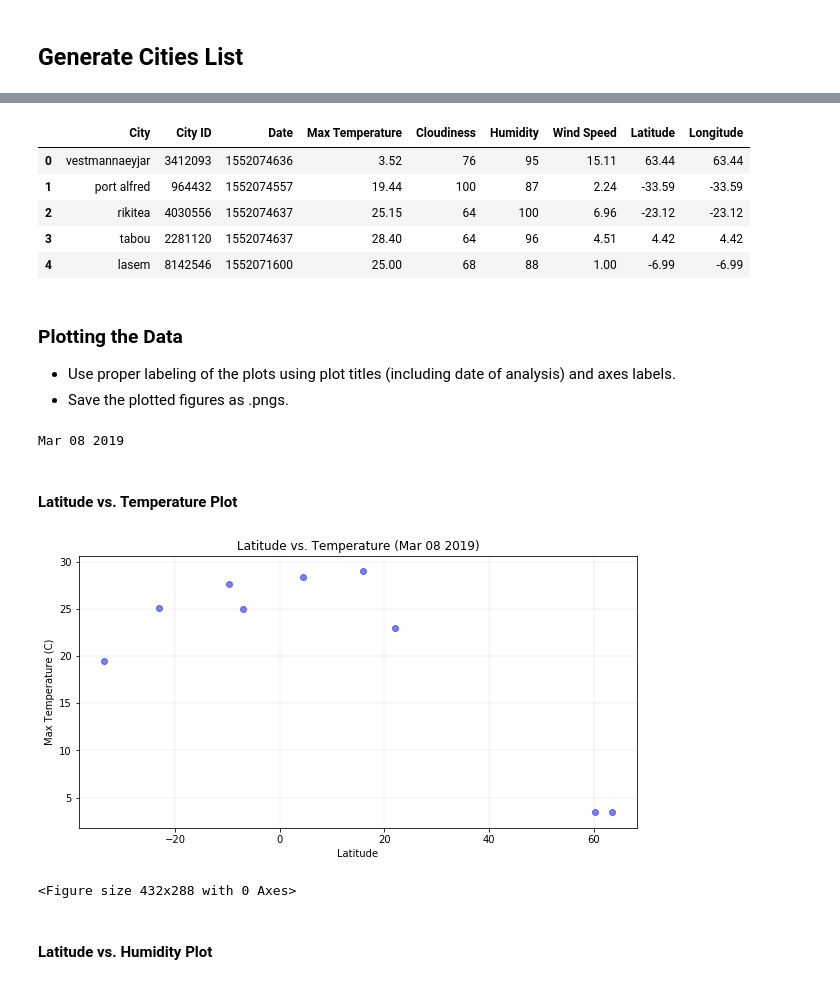
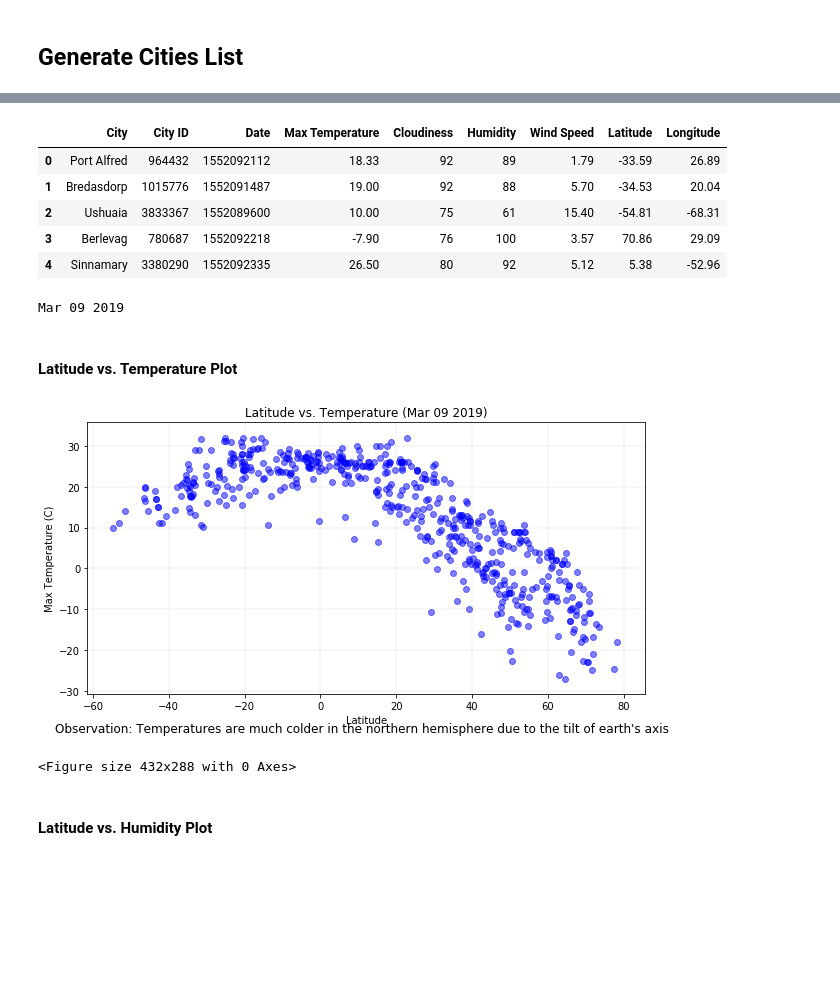
Before and after one commit to Vangroovy/Mapping-Homework, a Jupyter notebook: WeatherPy.ipynb, the cells around one changed output, grey strips where cells are left out. Cells and saved outputs as stored; diff of their text form; code cells hidden in the pictures; blank space fills up the shorter version.

```diff
--- a/WeatherPy.ipynb
+++ b/WeatherPy.ipynb
@@ -94,6 +67,7 @@ wind_speed = []
 city_id = []
 latitude = []
 longitude = []
+found_city = []
 
 #Find the weather for each city
 for city in cities:
@@ -107,7 +81,8 @@ for city in cities:
         city_id.append(response['id'])
         date.append(response['dt'])
         latitude.append(response['coord']['lat'])
-        longitude.append(response['coord']['lat'])
+        longitude.append(response['coord']['lon'])
+        found_city.append(response['name'])
     except(KeyError,IndexError):
         print(f"missing city", city, "skip")
     print(city, "processed")
@@ -128,20 +107,17 @@ kapaa processed
 # %%
-city_file_df =pd.DataFrame({"City":cities, "City ID": city_id,"Date":date, "Max Temperature":max_temp,
+#Build a dataframe of the data and display
+city_file_df =pd.DataFrame({"City":found_city, "City ID": city_id,"Date":date, "Max Temperature":max_temp,
              "Cloudiness":cloudiness, "Humidity":humidity, "Wind Speed":wind_speed,
             "Latitude":latitude, "Longitude":longitude})
 city_file_df.to_csv("city.csv")
 city_file_df.head()
 # %% [output]
 |  | City | City ID | Date | Max Temperature | Cloudiness | Humidity | Wind Speed | Latitude | Longitude |
-| 0 | vestmannaeyjar | 3412093 | 1552074636 | 3.52 | 76 | 95 | 15.11 | 63.44 | 63.44 |
-| 1 | port alfred | 964432 | 1552074557 | 19.44 | 100 | 87 | 2.24 | -33.59 | -33.59 |
-| 2 | rikitea | 4030556 | 1552074637 | 25.15 | 64 | 100 | 6.96 | -23.12 | -23.12 |
-| 3 | tabou | 2281120 | 1552074637 | 28.40 | 64 | 96 | 4.51 | 4.42 | 4.42 |
-| 4 | lasem | 8142546 | 1552071600 | 25.00 | 68 | 88 | 1.00 | -6.99 | -6.99 |
+| 0 | Port Alfred | 964432 | 1552092112 | 18.33 | 92 | 89 | 1.79 | -33.59 | 26.89 |
+| 1 | Bredasdorp | 1015776 | 1552091487 | 19.00 | 92 | 88 | 5.70 | -34.53 | 20.04 |
+| 2 | Ushuaia | 3833367 | 1552089600 | 10.00 | 75 | 61 | 15.40 | -54.81 | -68.31 |
+| 3 | Berlevag | 780687 | 1552092218 | -7.90 | 76 | 100 | 3.57 | 70.86 | 29.09 |
+| 4 | Sinnamary | 3380290 | 1552092335 | 26.50 | 80 | 92 | 5.12 | 5.38 | -52.96 |
-# %% [markdown]
-### Plotting the Data
-* Use proper labeling of the plots using plot titles (including date of analysis) and axes labels.
-* Save the plotted figures as .pngs.
 # %%
 #Determine the day the data is pulled
 type(city_file_df["Date"][0])
@@ -149,32 +125,35 @@ date = time.gmtime(city_file_df["Date"][0])
 time_string = time.strftime("%b %d %Y", date)
 print (time_string)
 # %% [output]
-Mar 08 2019
+Mar 09 2019
 # %% [markdown]
 #### Latitude vs. Temperature Plot
 # %%
 #Scatterplot of Latitude vs Temp
 y = city_file_df['Max Temperature']
 x = city_file_df['Latitude']
 fig, ax = plt.subplots(figsize=(10,5))
 for i in range (len(city_file_df)):
 
     #plot each dot
     plt.scatter(x.loc[i],y.loc[i], alpha=0.50, color="blue")
 
 #add legend
 plt.title(f"Latitude vs. Temperature ({time_string})")
 plt.ylabel('Max Temperature (C)')
 plt.xlabel('Latitude')
 
 #add gridlines
 ax.grid(color='grey', linestyle='-', linewidth=0.25, alpha=0.5)
 
+#add commentary
+plt.text(-70, -40,"Observation: Temperatures are much colder in the northern hemisphere due to the tilt of earth's axis", fontsize=12)
+
 #display plot and save as a png
 plt.show()
 mp.savefig('Lat_vs_temp.png')
 # %% [output]
-[figure, old version]
+[figure, new version]
 <Figure size 432x288 with 0 Axes>
 # %% [markdown]
 #### Latitude vs. Humidity Plot
```
Also changed, not shown: parts of 8 cells of this notebook.
